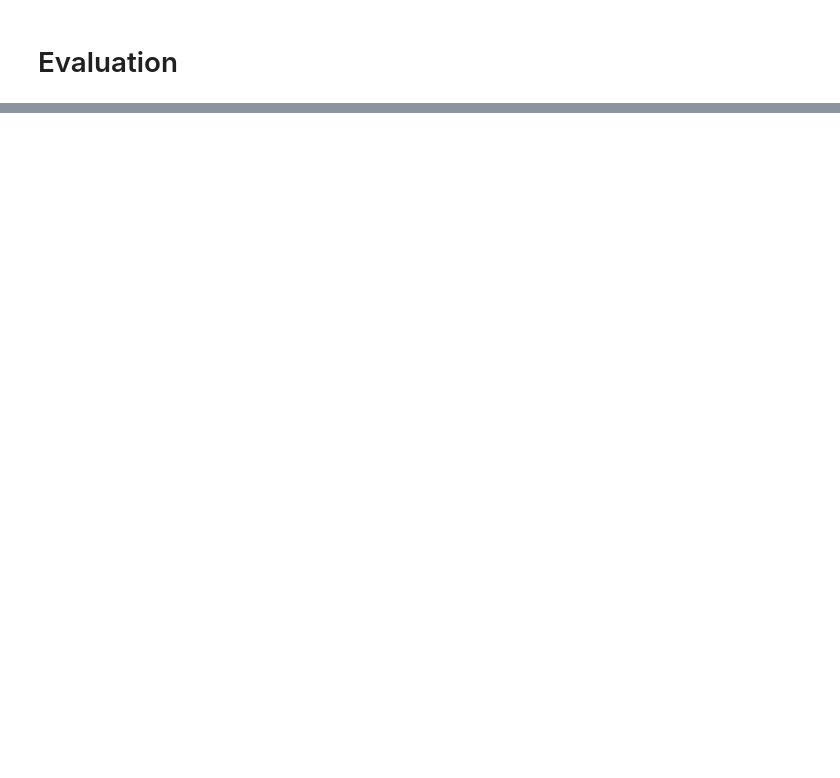
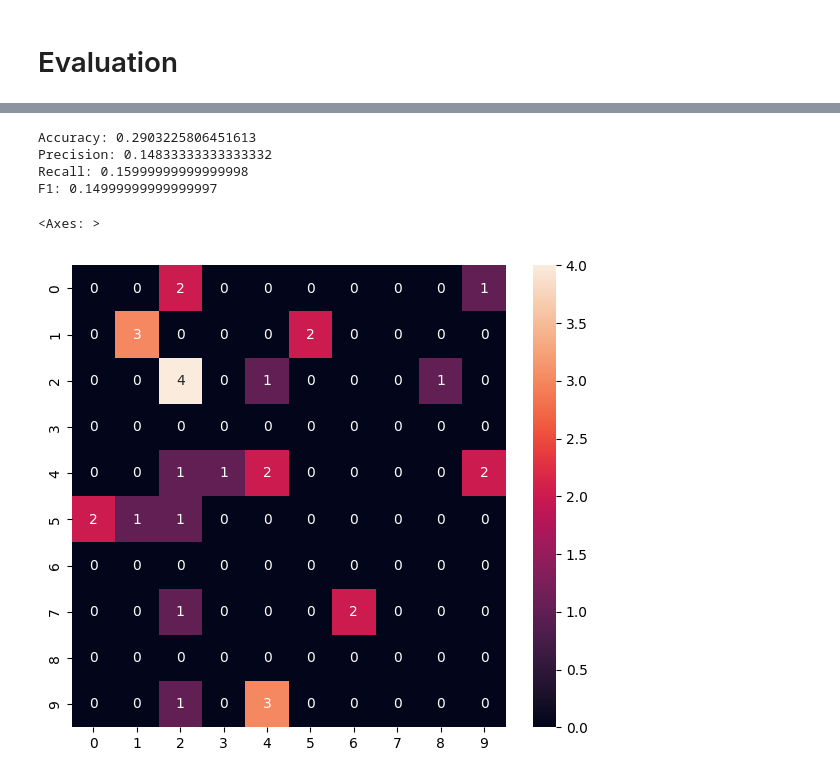
Before and after one commit to nguyenqchi/music_classification, a Jupyter notebook: Music_Classification_Dense_MFCCs_Model.ipynb, the cells around one changed output, grey strips where cells are left out. Saved outputs shown, nothing was run; the diff lists cells and outputs as text; code cells hidden in the pictures; blank space fills up the shorter version.

```diff
--- a/Music_Classification_Dense_MFCCs_Model.ipynb
+++ b/Music_Classification_Dense_MFCCs_Model.ipynb
@@ -308,0 +403,21 @@ Test accuracy: 0.5099999904632568
+# %%
+# Normalize OOD data
+from sklearn.preprocessing import StandardScaler
+
+# Create a StandardScaler object
+scaler = StandardScaler()
+
+# Normalize the features
+normalized_data = scaler.fit_transform(preprocessed_data)
+# %%
+# Label Encoding
+from sklearn.preprocessing import OneHotEncoder
+
+# Initialize the OneHotEncoder
+encoder = OneHotEncoder(sparse=False)
+
+# Fit the encoder and transform the labels
+new_label = np.concatenate((labels, labels_test))
+labels_onehot = encoder.fit_transform(new_label.reshape(-1, 1))
+# %%
+y_ood_test = labels_onehot[-31:]
@@ -308,0 +428,4 @@ Test accuracy: 0.5099999904632568
+# %%
+probas = model.predict(normalized_data)
+preds  = np.argmax(probas,axis=1)
+Y_test_dense = np.argmax(y_ood_test, axis=1) # get the original dense labels of the test data
@@ -308,0 +434,20 @@ Test accuracy: 0.5099999904632568
+# %%
+from sklearn.metrics import accuracy_score, confusion_matrix, precision_score, recall_score, f1_score
+print("Accuracy:", accuracy_score(Y_test_dense, preds))
+print("Precision:", precision_score(Y_test_dense, preds, average='macro'))
+print("Recall:", recall_score(Y_test_dense, preds, average='macro'))
+print("F1:", f1_score(Y_test_dense, preds, average='macro'))
+# %% [output]
+Accuracy: 0.2903225806451613
+Precision: 0.14833333333333332
+Recall: 0.15999999999999998
+F1: 0.14999999999999997
+# %%
+from sklearn.metrics import confusion_matrix
+import seaborn as sns
+conf = confusion_matrix(Y_test_dense, preds)
+plt.figure(figsize=(7,6))
+sns.heatmap(conf, annot=True, fmt='d')
+# %% [output]
+<Axes: >
+[figure, added]
```
Also changed, not shown: parts of 15 cells of this notebook.
